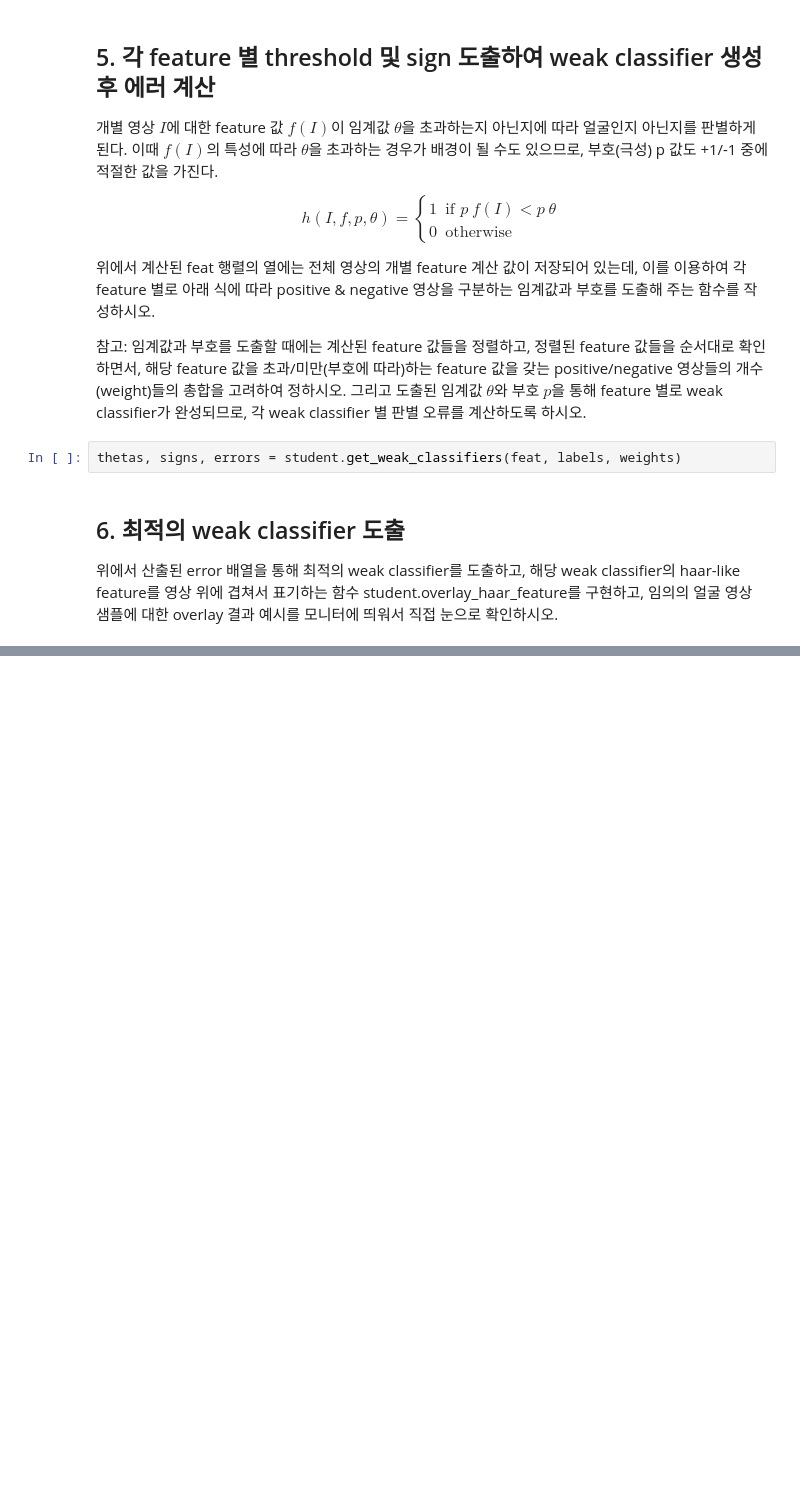
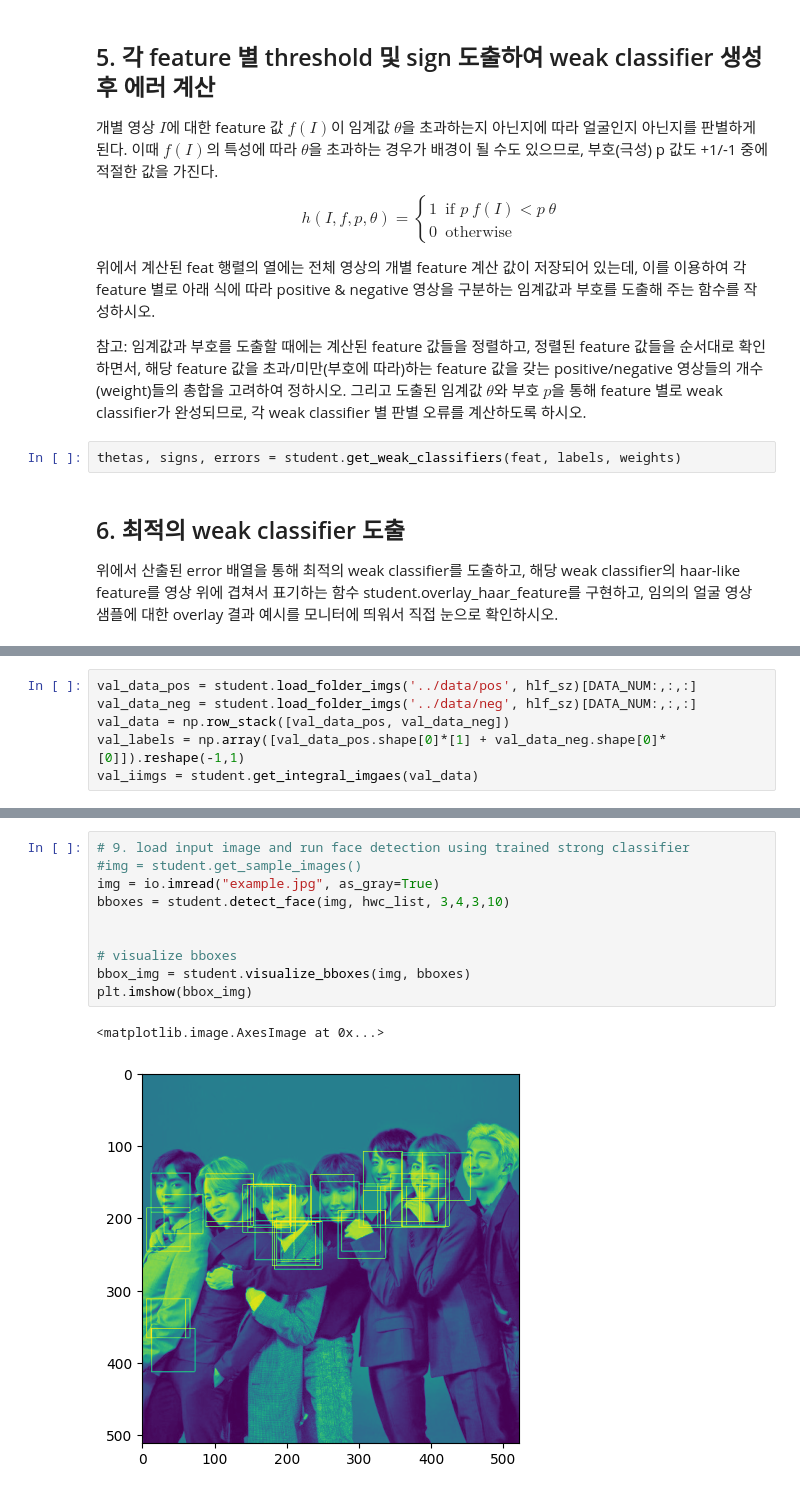
Before and after one commit to uichan8/CV_assignments, a Jupyter notebook: hw5/code/proj3.ipynb, the cells around one changed output, grey strips where cells are left out. Cells and saved outputs as stored; diff of their text form; blank space fills up the shorter version.

```diff
--- a/hw5/code/proj3.ipynb
+++ b/hw5/code/proj3.ipynb
@@ -222,0 +179,6 @@ plt.imshow(data_mean, cmap='gray')
+# %%
+val_data_pos = student.load_folder_imgs('../data/pos', hlf_sz)[DATA_NUM:,:,:]
+val_data_neg = student.load_folder_imgs('../data/neg', hlf_sz)[DATA_NUM:,:,:]
+val_data = np.row_stack([val_data_pos, val_data_neg])
+val_labels = np.array([val_data_pos.shape[0]*[1] + val_data_neg.shape[0]*[0]]).reshape(-1,1)
+val_iimgs = student.get_integral_imgaes(val_data)
@@ -222,0 +207,13 @@ plt.imshow(data_mean, cmap='gray')
+# %%
+# 9. load input image and run face detection using trained strong classifier
+#img = student.get_sample_images()
+img = io.imread("example.jpg", as_gray=True)
+bboxes = student.detect_face(img, hwc_list, 3,4,3,10)
+
+
+# visualize bboxes
+bbox_img = student.visualize_bboxes(img, bboxes)
+plt.imshow(bbox_img)
+# %% [output]
+<matplotlib.image.AxesImage at 0x...>
+[figure, added]
```
Also changed, not shown: parts of 18 cells of this notebook, 5 other files.
